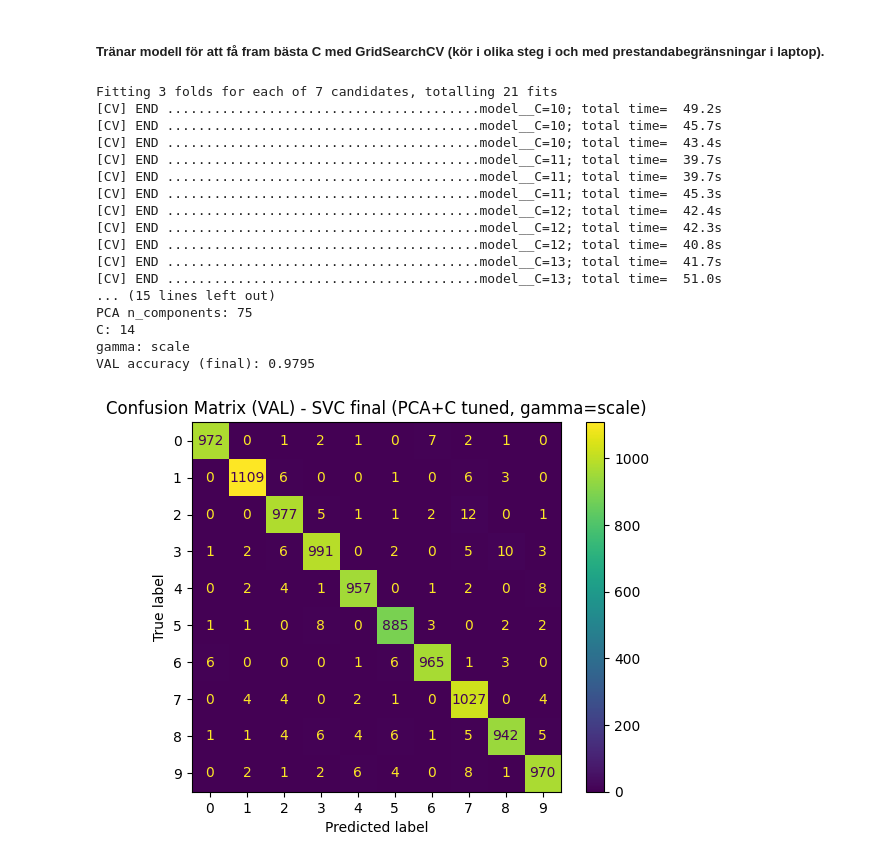
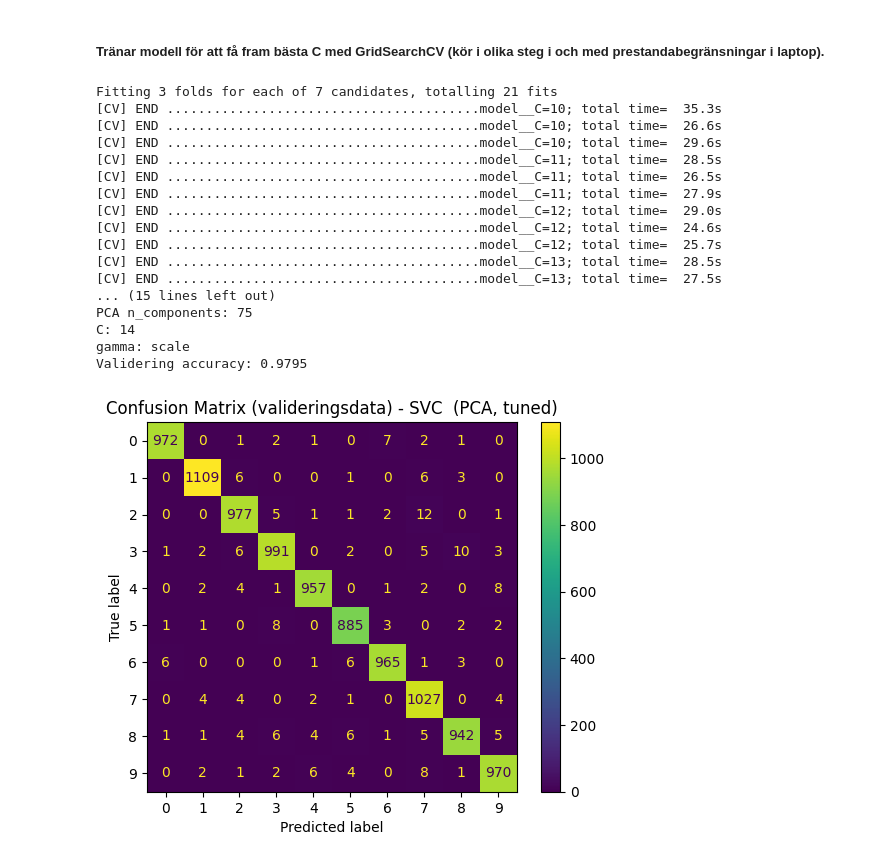
Before and after one commit to josefincarlson/Kunskapskontroll_mnist, a Jupyter notebook: inlamning_josefin_carlson.ipynb, the cells around one changed output. Saved outputs shown, nothing was run; the diff lists cells and outputs as text; code cells hidden in the pictures.

```diff
--- a/inlamning_josefin_carlson.ipynb
+++ b/inlamning_josefin_carlson.ipynb
@@ -347,17 +357,18 @@ VAL accuracy (LinearSVC): 0.9137
 __Slutsats:__  SVC med RBF-kärna presterade stabilt och gav hög VAL-accuracy runt 0,9795. GridSearchCV gav bara en marginell förbättring jämfört med en rimlig standardinställning, och den bästa modellen blev PCA=75 + gamma="scale" + C=14. Med hänsyn till begränsade resurser på laptop avgränsades sökutrymmet, men resultaten var konsekventa över flera tester.
 # %%
 pipe_svc = Pipeline([
-    ("scaler", preprocessor),
-    ("svc", SVC(random_state=42))
+    ("scaler", StandardScaler()),
+    ("model", SVC())
 ])
 
 pipe_svc.fit(X_train, y_train)
 
-y_val_pred = pipe_svc.predict(X_val)
-print("VAL accuracy (SVC):", accuracy_score(y_val, y_val_pred))
+y_val_pred_svc = pipe_svc.predict(X_val)
+val_acc_svc = accuracy_score(y_val, y_val_pred_svc)
+print("Validering accuracy:", val_acc_svc)
 
-cm = confusion_matrix(y_val, y_val_pred)
-ConfusionMatrixDisplay(cm).plot(values_format="d")
-plt.title("Confusion Matrix (VAL) - SVC")
+cm_svc = confusion_matrix(y_val, y_val_pred_svc)
+ConfusionMatrixDisplay(cm_svc).plot(values_format="d")
+plt.title("Confusion Matrix (valideringsdata) - SVC")
 plt.show()
 # %% [output]
@@ -367,7 +378,7 @@ VAL accuracy (SVC): 0.9656
 ##### Tränar modell för att få fram bästa PCA med GridSearchCV (kör i olika steg i och med prestandabegränsningar i laptop).
 # %%
 pipe_svc_gs_pca = Pipeline([
-    ("scaler", preprocessor),
+    ("scaler", StandardScaler()),
     ("pca", PCA(random_state=42)),
     ("model", SVC(kernel="rbf", C=10, gamma="scale", cache_size=2000))
 ])
@@ -390,7 +401,7 @@ gs_svc_pca = GridSearchCV(
 gs_svc_pca.fit(X_train, y_train)
 
 BEST_PCA = gs_svc_pca.best_params_["pca__n_components"]
-print("STEG 1 - Bästa PCA:", BEST_PCA)
-print("STEG 1 - Bästa CV-accuracy:", gs_svc_pca.best_score_)
+print("Bästa PCA:", BEST_PCA)
+print("Bästa CV-accuracy:", gs_svc_pca.best_score_)
 # %% [output]
 Fitting 3 folds for each of 2 candidates, totalling 6 fits
@@ -475,7 +485,7 @@ BEST_GAMMA = "scale"
 
 # GridSearch över (PCA och gamma låst)
 pipe_svc_gs_c = Pipeline([
-    ("scaler", preprocessor),
+    ("scaler", StandardScaler()),
     ("pca", PCA(n_components=BEST_PCA, random_state=42, svd_solver="randomized")),
     ("model", SVC(kernel="rbf", gamma="scale", cache_size=500))
 ])
@@ -486,60 +496,60 @@ hyperparams_grid_svc_c = {
 
 gs_svc_c = GridSearchCV(
     estimator=pipe_svc_gs_c,
-    param_grid=param_grid_step2,
+    param_grid=hyperparams_grid_svc_c,
     cv=3,
     scoring="accuracy",
     n_jobs=1,
     pre_dispatch=1,
     verbose=2,
     return_train_score=False
 )
 
 gs_svc_c.fit(X_train, y_train)
 
 BEST_C = gs_svc_c.best_params_["model__C"]
 
-print("\nSTEG 2 - Bästa params:", gs_svc_c.best_params_)
-print("STEG 2 - Bästa CV-accuracy:", gs_svc_c.best_score_)
+print("\nBästa params:", gs_svc_c.best_params_)
+print("Bästa CV-accuracy:", gs_svc_c.best_score_)
 
 
 svc_final_model_c = Pipeline([
-    ("scaler", preprocessor),
+    ("scaler", StandardScaler()),
     ("pca", PCA(n_components=BEST_PCA, random_state=42, svd_solver="randomized")),
     ("model", SVC(kernel="rbf", C=BEST_C, gamma=BEST_GAMMA, cache_size=500))
 ])
 
 svc_final_model_c.fit(X_train, y_train)
 
-y_val_pred = svc_final_model_c.predict(X_val)
-val_acc = accuracy_score(y_val, y_val_pred)
+y_val_pred_svc_gs_c = svc_final_model_c.predict(X_val)
+val_acc_svc_gs_c = accuracy_score(y_val, y_val_pred_svc_gs_c)
 
-print("\nSTEG 3 - Slutmodellparametrar:")
+print("\nSlutmodellparametrar:")
 print("PCA n_components:", BEST_PCA)
 print("C:", BEST_C)
 print("gamma:", BEST_GAMMA)
-print("VAL accuracy (final):", val_acc)
+print("Validering accuracy:", val_acc_svc_gs_c)
 
-cm = confusion_matrix(y_val, y_val_pred)
-ConfusionMatrixDisplay(cm).plot(values_format="d")
-plt.title("Confusion Matrix (VAL) - SVC final (PCA+C tuned, gamma=scale)")
+cm_svc_gs_c = confusion_matrix(y_val, y_val_pred_svc_gs_c)
+ConfusionMatrixDisplay(cm_svc_gs_c).plot(values_format="d")
+plt.title("Confusion Matrix (valideringsdata) - SVC  (PCA, tuned)")
 plt.show()
 # %% [output]
 Fitting 3 folds for each of 7 candidates, totalling 21 fits
-[CV] END ........................................model__C=10; total time=  49.2s
-[CV] END ........................................model__C=10; total time=  45.7s
-[CV] END ........................................model__C=10; total time=  43.4s
-[CV] END ........................................model__C=11; total time=  39.7s
-[CV] END ........................................model__C=11; total time=  39.7s
-[CV] END ........................................model__C=11; total time=  45.3s
-[CV] END ........................................model__C=12; total time=  42.4s
-[CV] END ........................................model__C=12; total time=  42.3s
-[CV] END ........................................model__C=12; total time=  40.8s
-[CV] END ........................................model__C=13; total time=  41.7s
-[CV] END ........................................model__C=13; total time=  51.0s
+[CV] END ........................................model__C=10; total time=  35.3s
+[CV] END ........................................model__C=10; total time=  26.6s
+[CV] END ........................................model__C=10; total time=  29.6s
+[CV] END ........................................model__C=11; total time=  28.5s
+[CV] END ........................................model__C=11; total time=  26.5s
+[CV] END ........................................model__C=11; total time=  27.9s
+[CV] END ........................................model__C=12; total time=  29.0s
+[CV] END ........................................model__C=12; total time=  24.6s
+[CV] END ........................................model__C=12; total time=  25.7s
+[CV] END ........................................model__C=13; total time=  28.5s
+[CV] END ........................................model__C=13; total time=  27.5s
 ... (15 lines left out)
 PCA n_components: 75
 C: 14
 gamma: scale
-VAL accuracy (final): 0.9795
+Validering accuracy: 0.9795
-[figure, old version]
+[figure, new version]
```
Also changed, not shown: parts of 22 cells of this notebook, 7 other files.
